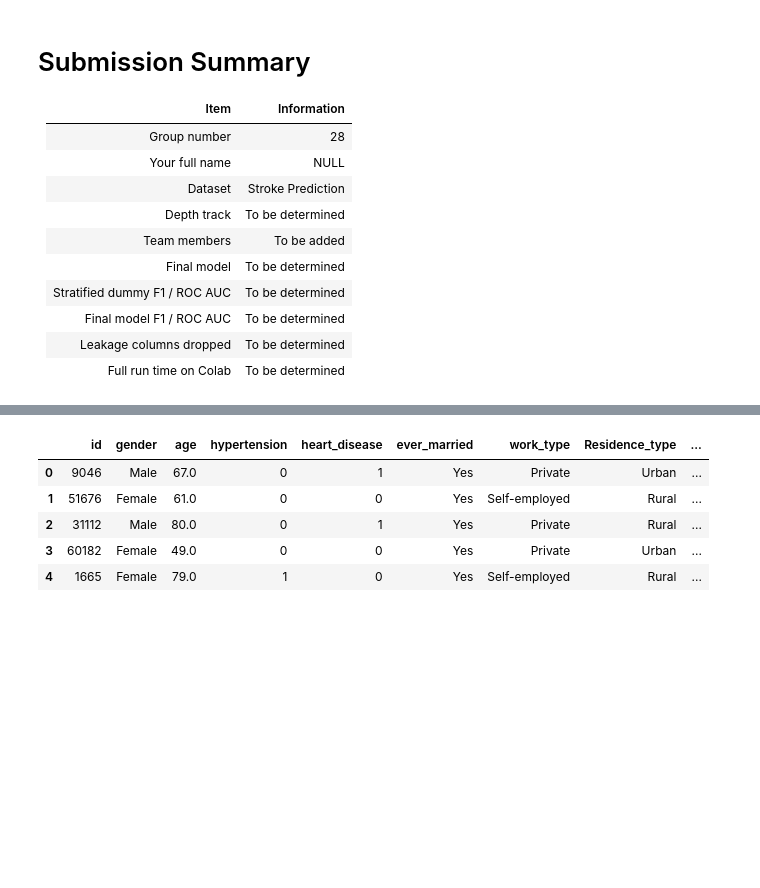
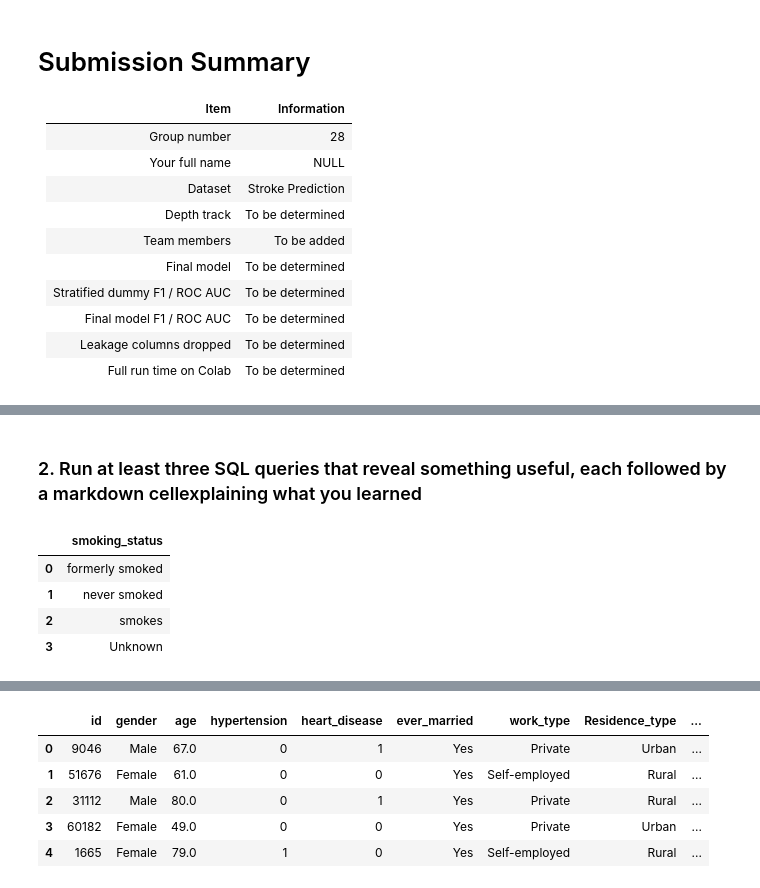
Before and after one commit to Paulelo/Capstone_project, a Jupyter notebook: group_28_capstone.ipynb, the cells around one changed output, grey strips where cells are left out. Saved outputs shown, nothing was run; the diff lists cells and outputs as text; code cells hidden in the pictures; blank space fills up the shorter version.

```diff
--- a/group_28_capstone.ipynb
+++ b/group_28_capstone.ipynb
@@ -37,0 +70,13 @@ df = pd.read_csv(file_path)
+# %% [markdown]
+### 2. Run at least three SQL queries that reveal something useful, each followed by a markdown cellexplaining what you learned
+# %%
+pd.read_sql("""
+SELECT DISTINCT smoking_status
+FROM stroke_data;
+""", conn)
+# %% [output]
+|  | smoking_status |
+| 0 | formerly smoked |
+| 1 | never smoked |
+| 2 | smokes |
+| 3 | Unknown |
```
Also changed, not shown: parts of 33 cells of this notebook.
